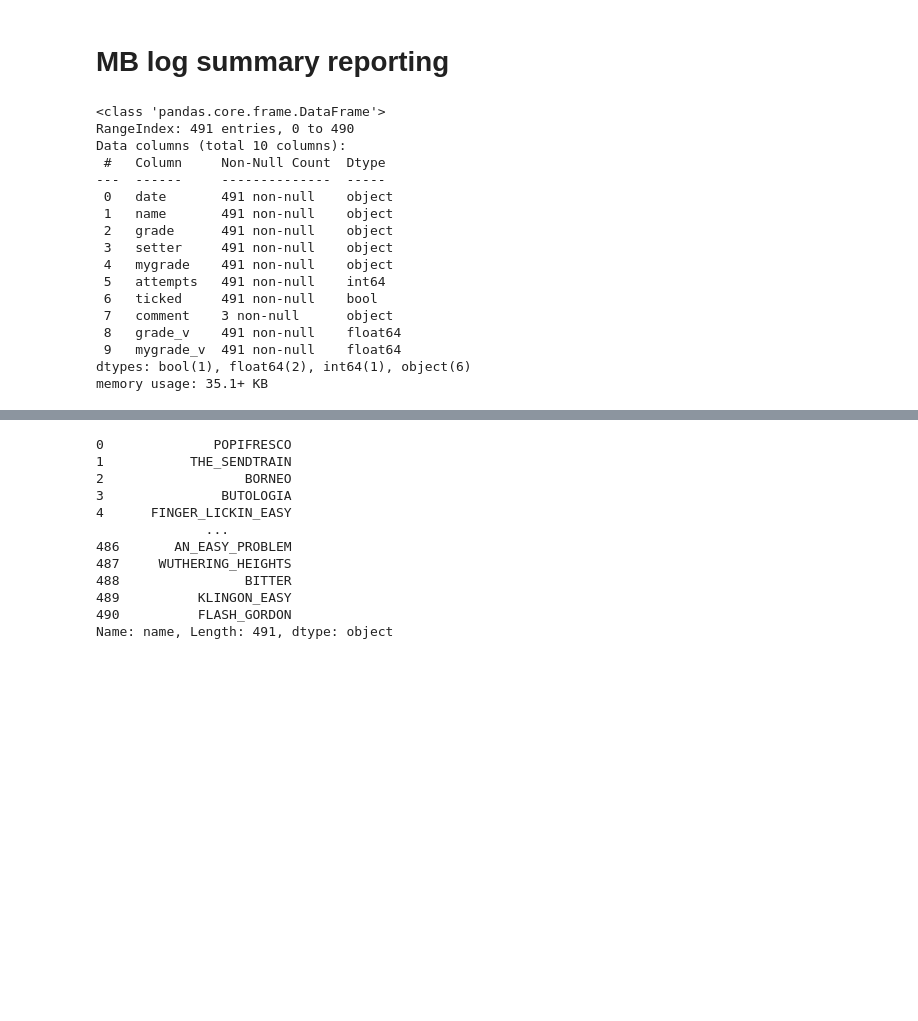
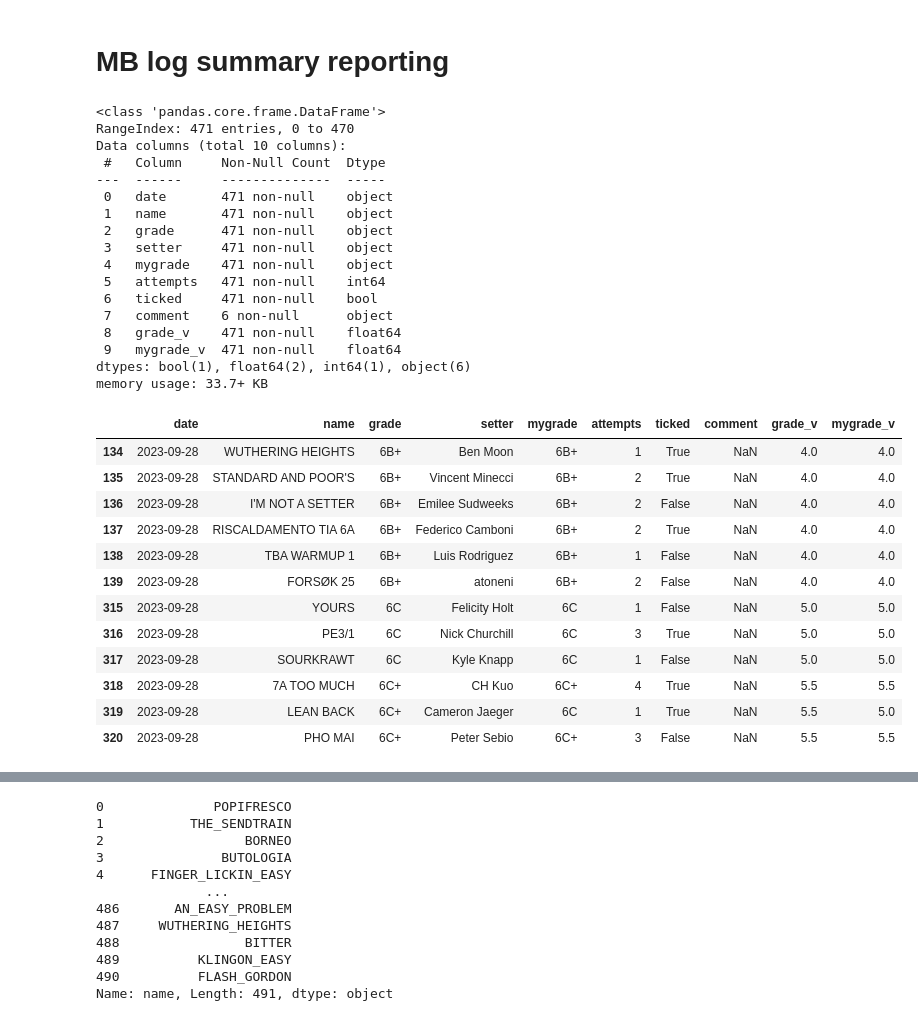
Before and after one commit to mwcoleman/moonscraper, a Jupyter notebook: eda.ipynb, the cells around one changed output, grey strips where cells are left out. Saved outputs shown, nothing was run; the diff lists cells and outputs as text; code cells hidden in the pictures; blank space fills up the shorter version.

```diff
--- a/eda.ipynb
+++ b/eda.ipynb
@@ -114,26 +110,42 @@ grp
 # %% [markdown]
 # MB log summary reporting
 # %%
-df = pd.read_csv("full_formatted_data_231213.csv")
+df = pd.read_csv("./data/mb_log.csv")
 df.info()
 # %% [output]
 <class 'pandas.core.frame.DataFrame'>
-RangeIndex: 491 entries, 0 to 490
+RangeIndex: 471 entries, 0 to 470
 Data columns (total 10 columns):
  #   Column     Non-Null Count  Dtype
 ---  ------     --------------  -----
- 0   date       491 non-null    object
- 1   name       491 non-null    object
- 2   grade      491 non-null    object
- 3   setter     491 non-null    object
- 4   mygrade    491 non-null    object
- 5   attempts   491 non-null    int64
- 6   ticked     491 non-null    bool
- 7   comment    3 non-null      object
- 8   grade_v    491 non-null    float64
- 9   mygrade_v  491 non-null    float64
+ 0   date       471 non-null    object
+ 1   name       471 non-null    object
+ 2   grade      471 non-null    object
+ 3   setter     471 non-null    object
+ 4   mygrade    471 non-null    object
+ 5   attempts   471 non-null    int64
+ 6   ticked     471 non-null    bool
+ 7   comment    6 non-null      object
+ 8   grade_v    471 non-null    float64
+ 9   mygrade_v  471 non-null    float64
 dtypes: bool(1), float64(2), int64(1), object(6)
-memory usage: 35.1+ KB
+memory usage: 33.7+ KB
+# %%
+df[df.date == datetime.datetime.strptime("2023-09-28", "%Y-%m-%d")]
+# %% [output]
+|  | date | name | grade | setter | mygrade | attempts | ticked | comment | grade_v | mygrade_v |
+| 134 | 2023-09-28 | WUTHERING HEIGHTS | 6B+ | Ben Moon | 6B+ | 1 | True | NaN | 4.0 | 4.0 |
+| 135 | 2023-09-28 | STANDARD AND POOR'S | 6B+ | Vincent Minecci | 6B+ | 2 | True | NaN | 4.0 | 4.0 |
+| 136 | 2023-09-28 | I'M NOT A SETTER | 6B+ | Emilee Sudweeks | 6B+ | 2 | False | NaN | 4.0 | 4.0 |
+| 137 | 2023-09-28 | RISCALDAMENTO TIA 6A | 6B+ | Federico Camboni | 6B+ | 2 | True | NaN | 4.0 | 4.0 |
+| 138 | 2023-09-28 | TBA WARMUP 1 | 6B+ | Luis Rodriguez | 6B+ | 1 | False | NaN | 4.0 | 4.0 |
+| 139 | 2023-09-28 | FORSØK 25 | 6B+ | atoneni | 6B+ | 2 | False | NaN | 4.0 | 4.0 |
+| 315 | 2023-09-28 | YOURS | 6C | Felicity Holt | 6C | 1 | False | NaN | 5.0 | 5.0 |
+| 316 | 2023-09-28 | PE3/1 | 6C | Nick Churchill | 6C | 3 | True | NaN | 5.0 | 5.0 |
+| 317 | 2023-09-28 | SOURKRAWT | 6C | Kyle Knapp | 6C | 1 | False | NaN | 5.0 | 5.0 |
+| 318 | 2023-09-28 | 7A TOO MUCH | 6C+ | CH Kuo | 6C+ | 4 | True | NaN | 5.5 | 5.5 |
+| 319 | 2023-09-28 | LEAN BACK | 6C+ | Cameron Jaeger | 6C | 1 | True | NaN | 5.5 | 5.0 |
+| 320 | 2023-09-28 | PHO MAI | 6C+ | Peter Sebio | 6C+ | 3 | False | NaN | 5.5 | 5.5 |
 # %%
 # Group by problem and report number of tries, if it is ticked or not, number of days, setter
 from collections import namedtuple
```
Also changed, not shown: parts of 10 cells of this notebook, 1 other file.
